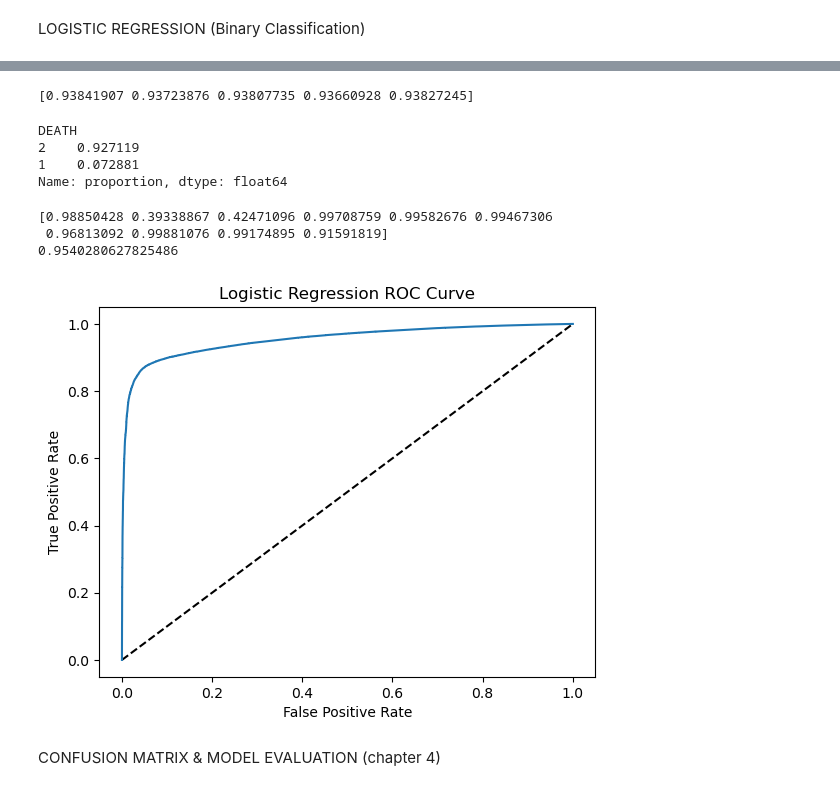
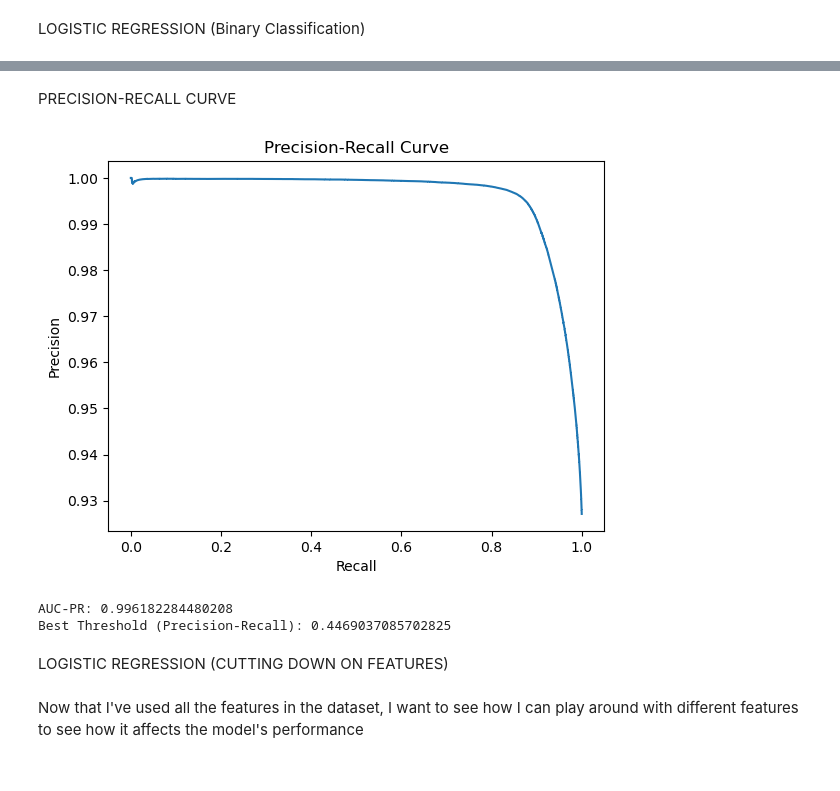
Before and after one commit to darias31/Logistic_Regression_ML, a Jupyter notebook: covid_data_ml_models.ipynb, the cells around one changed output, grey strips where cells are left out. Cells and saved outputs as stored; diff of their text form; code cells hidden in the pictures.

```diff
--- a/covid_data_ml_models.ipynb
+++ b/covid_data_ml_models.ipynb
@@ -266,40 +286,29 @@ print(cv_results)
-# %%
-# cross-validation on non-standardized data
-kf = KFold(n_splits = 5, shuffle=True, random_state=42)
-
-logreg = LogisticRegression(max_iter=500)
-
-cv_results = cross_val_score(logreg, X, y, cv=kf)
-print(cv_results)
-# %% [output]
-[0.93841907 0.93723876 0.93807735 0.93660928 0.93827245]
-# %%
-# while an accuracy of ~ 93.8% looks good on paper, looking at the
-# breakdown of each value count, it's not much better than random guessing
-
-df['DEATH'].value_counts(normalize=True)
-# %% [output]
-DEATH
-2    0.927119
-1    0.072881
-Name: proportion, dtype: float64
-# %%
-X_train, X_test, y_train, y_test = train_test_split(X, y, test_size=.25, stratify=y, random_state=42)
-
-logreg = LogisticRegression(max_iter=1000)
-
-logreg.fit(X_train, y_train)
-y_pred = logreg.predict(X_test)
-
-y_pred_probs = logreg.predict_proba(X_test)[:,1]
-print(y_pred_probs[0:10])
-print(roc_auc_score(y_test,y_pred_probs))
-
-plot_roc_curve(y_test, y_pred_probs)
-# %% [output]
-[0.98850428 0.39338867 0.42471096 0.99708759 0.99582676 0.99467306
- 0.96813092 0.99881076 0.99174895 0.91591819]
-0.9540280627825486
-[figure, removed]
-# %% [markdown]
-CONFUSION MATRIX & MODEL EVALUATION (chapter 4)
+# %% [markdown]
+PRECISION-RECALL CURVE
+# %%
+from sklearn.metrics import precision_recall_curve, auc
+
+precision, recall, thresholds_pr = precision_recall_curve(y, y_prob[:, 1], pos_label=2)
+
+# plot precision recall curve
+plt.plot(recall, precision, label='Precision-Recall curve')
+plt.xlabel('Recall')
+plt.ylabel('Precision')
+plt.title('Precision-Recall Curve')
+plt.show()
+
+# Calculate AUC-PR
+auc_pr = auc(recall, precision)
+print(f'AUC-PR: {auc_pr}')
+
+# find the threshold that maximizes the F1 score
+best_threshold_pr = thresholds_pr[np.argmax(2 * precision * recall / (precision + recall))]
+print(f'Best Threshold (Precision-Recall): {best_threshold_pr}')
+# %% [output]
+[figure, added]
+AUC-PR: 0.996182284480208
+Best Threshold (Precision-Recall): 0.4469037085702825
+# %% [markdown]
+LOGISTIC REGRESSION (CUTTING DOWN ON FEATURES)
+# %% [markdown]
+Now that I've used all the features in the dataset, I want to see how I can play around with different features to see how it affects the model's performance
```
Also changed, not shown: parts of 15 cells of this notebook.
